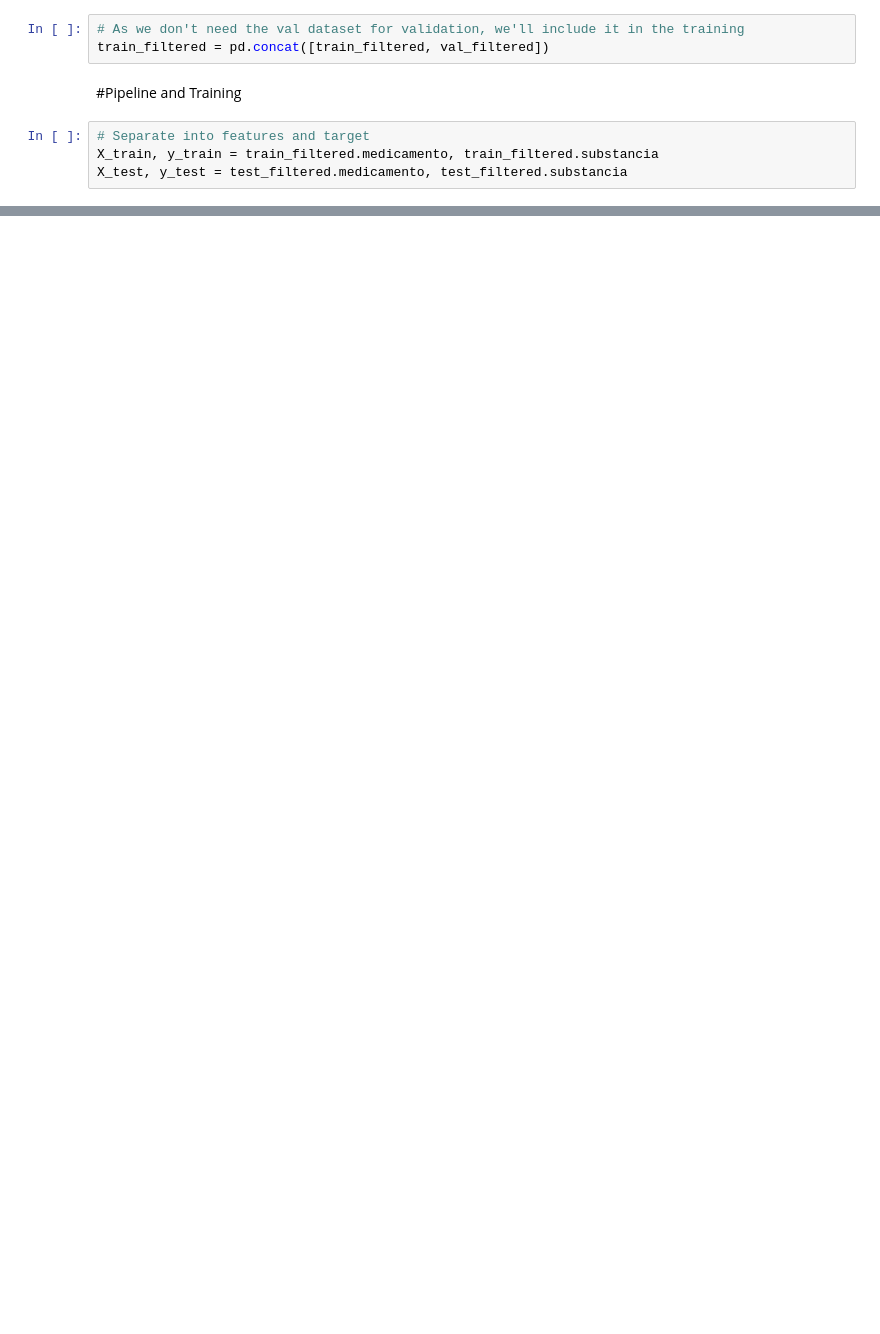
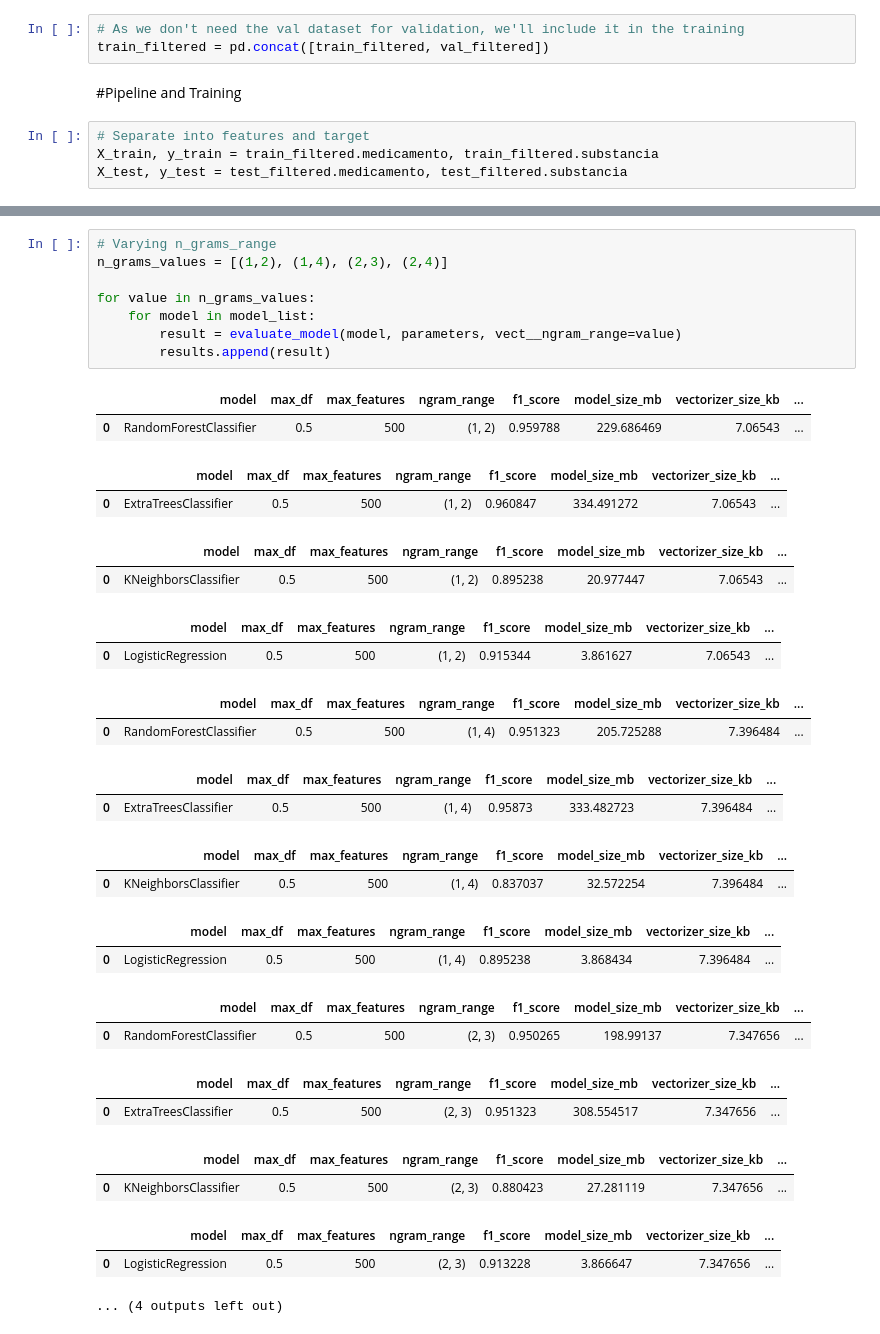
Before and after one commit to noharm-ai/substance-prediction, a Jupyter notebook: notebooks/NoHarm - ML Substancias.ipynb, the cells around one changed output, grey strips where cells are left out. Cells and saved outputs as stored; diff of their text form; blank space fills up the shorter version.

```diff
--- a/notebooks/NoHarm - ML Substancias.ipynb
+++ b/notebooks/NoHarm - ML Substancias.ipynb
@@ -150,0 +229,34 @@ evaluate_model(RandomForestClassifier(n_jobs=-1), parameters)
+# %%
+# Varying n_grams_range
+n_grams_values = [(1,2), (1,4), (2,3), (2,4)]
+
+for value in n_grams_values:
+    for model in model_list:
+        result = evaluate_model(model, parameters, vect__ngram_range=value)
+        results.append(result)
+# %% [output]
+|  | model | max_df | max_features | ngram_range | f1_score | model_size_mb | vectorizer_size_kb | ... |
+| 0 | RandomForestClassifier | 0.5 | 500 | (1, 2) | 0.959788 | 229.686469 | 7.06543 | ... |
+|  | model | max_df | max_features | ngram_range | f1_score | model_size_mb | vectorizer_size_kb | ... |
+| 0 | ExtraTreesClassifier | 0.5 | 500 | (1, 2) | 0.960847 | 334.491272 | 7.06543 | ... |
+|  | model | max_df | max_features | ngram_range | f1_score | model_size_mb | vectorizer_size_kb | ... |
+| 0 | KNeighborsClassifier | 0.5 | 500 | (1, 2) | 0.895238 | 20.977447 | 7.06543 | ... |
+|  | model | max_df | max_features | ngram_range | f1_score | model_size_mb | vectorizer_size_kb | ... |
+| 0 | LogisticRegression | 0.5 | 500 | (1, 2) | 0.915344 | 3.861627 | 7.06543 | ... |
+|  | model | max_df | max_features | ngram_range | f1_score | model_size_mb | vectorizer_size_kb | ... |
+| 0 | RandomForestClassifier | 0.5 | 500 | (1, 4) | 0.951323 | 205.725288 | 7.396484 | ... |
+|  | model | max_df | max_features | ngram_range | f1_score | model_size_mb | vectorizer_size_kb | ... |
+| 0 | ExtraTreesClassifier | 0.5 | 500 | (1, 4) | 0.95873 | 333.482723 | 7.396484 | ... |
+|  | model | max_df | max_features | ngram_range | f1_score | model_size_mb | vectorizer_size_kb | ... |
+| 0 | KNeighborsClassifier | 0.5 | 500 | (1, 4) | 0.837037 | 32.572254 | 7.396484 | ... |
+|  | model | max_df | max_features | ngram_range | f1_score | model_size_mb | vectorizer_size_kb | ... |
+| 0 | LogisticRegression | 0.5 | 500 | (1, 4) | 0.895238 | 3.868434 | 7.396484 | ... |
+|  | model | max_df | max_features | ngram_range | f1_score | model_size_mb | vectorizer_size_kb | ... |
+| 0 | RandomForestClassifier | 0.5 | 500 | (2, 3) | 0.950265 | 198.99137 | 7.347656 | ... |
+|  | model | max_df | max_features | ngram_range | f1_score | model_size_mb | vectorizer_size_kb | ... |
+| 0 | ExtraTreesClassifier | 0.5 | 500 | (2, 3) | 0.951323 | 308.554517 | 7.347656 | ... |
+|  | model | max_df | max_features | ngram_range | f1_score | model_size_mb | vectorizer_size_kb | ... |
+| 0 | KNeighborsClassifier | 0.5 | 500 | (2, 3) | 0.880423 | 27.281119 | 7.347656 | ... |
+|  | model | max_df | max_features | ngram_range | f1_score | model_size_mb | vectorizer_size_kb | ... |
+| 0 | LogisticRegression | 0.5 | 500 | (2, 3) | 0.913228 | 3.866647 | 7.347656 | ... |
+... (4 outputs left out)
```
Also changed, not shown: parts of 18 cells of this notebook.
